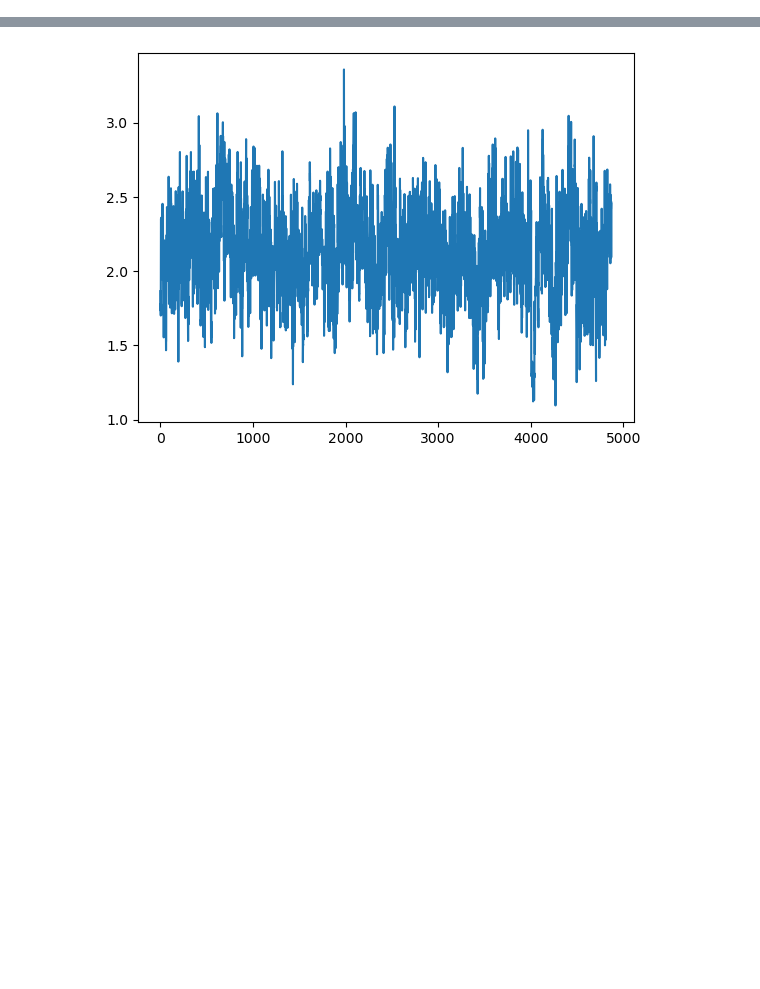
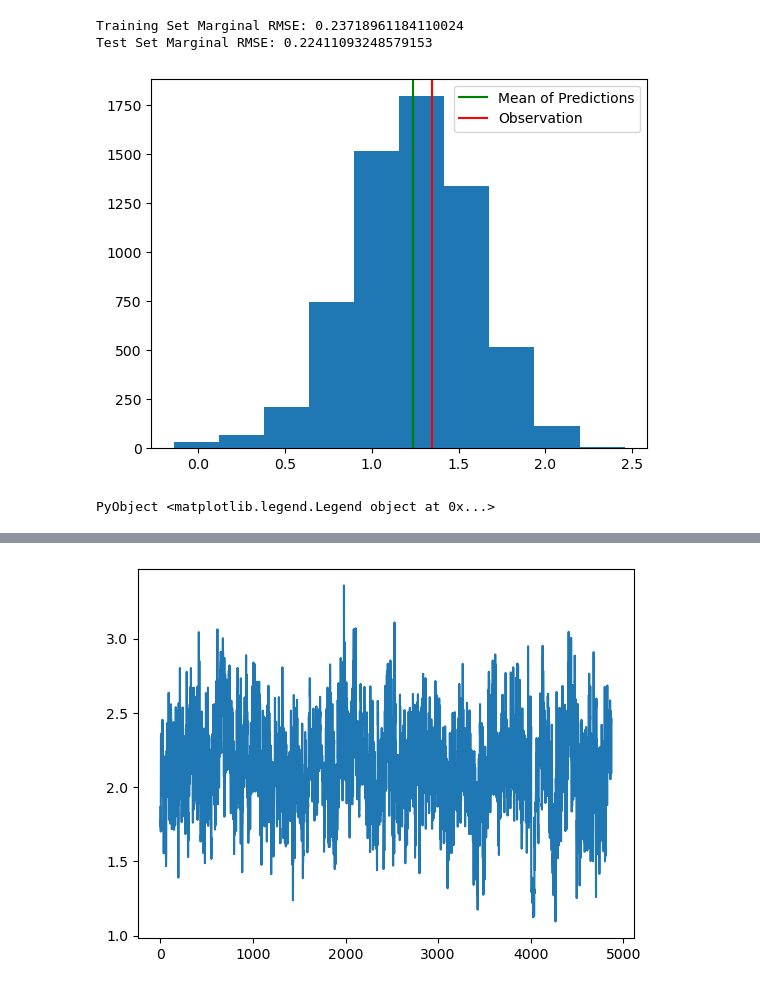
Before and after one commit to jberezow/BostonHousing, a Jupyter notebook: Thesis-LoadTraces.ipynb, the cells around one changed output, grey strips where cells are left out. Saved outputs shown, nothing was run; the diff lists cells and outputs as text; code cells hidden in the pictures; blank space fills up the shorter version.

```diff
--- a/Thesis-LoadTraces.ipynb
+++ b/Thesis-LoadTraces.ipynb
@@ -259,0 +261,60 @@ legend(bbox_to_anchor=[1.05,1],loc=2,borderaxespad=0);
+# %%
+#Marginalize RMSE
+
+j = 150
+
+y_marginal = zeros(length(y_train))
+number_traces = 0
+total_mse = 0
+for i=1:chains
+    traces2 = traces[i]
+    for k=j:length(traces2)
+        trace = traces2[k]
+        pred_y = transpose(G(x_train,trace))[:,1]
+        y_marginal += pred_y
+        new_mse = mse_scaled(pred_y, y_train)
+        total_mse += new_mse
+        number_traces += 1
+    end
+end
+y_marginal = y_marginal ./ number_traces
+mse = mse_scaled(y_marginal, y_train)
+#println(total_mse / number_traces)
+
+println("Training Set Marginal RMSE: $mse")
+
+y_marginal = zeros(length(y_test))
+pred_ys = []
+number_traces = 0
+total_mse = 0
+for i=1:chains
+    traces2 = traces[i]
+    for k=j:length(traces2)
+        trace = traces2[k]
+        pred_y = transpose(G(x_test,trace))[:,1]
+        push!(pred_ys,pred_y)
+        new_mse = mse_scaled(pred_y, y_test)
+        total_mse += new_mse
+        y_marginal += pred_y
+        number_traces += 1
+    end
+end
+y_marginal = y_marginal ./ number_traces
+mse = mse_scaled(y_marginal, y_test)
+#println(total_mse / number_traces)
+
+println("Test Set Marginal RMSE: $mse")
+#println(number_traces)
+# %% [output]
+Training Set Marginal RMSE: 0.23718961184110024
+Test Set Marginal RMSE: 0.22411093248579153
+# %%
+test_iter = 124
+predictions = [preds[test_iter] for preds in pred_ys]
+hist(predictions)
+plt.axvline(mean(predictions),c="green",label="Mean of Predictions")
+plt.axvline(y_test[test_iter],c="red",label="Observation")
+plt.legend()
+# %% [output]
+[figure, added]
+PyObject <matplotlib.legend.Legend object at 0x...>
```
Also changed, not shown: parts of 19 cells of this notebook, 18 other files.
